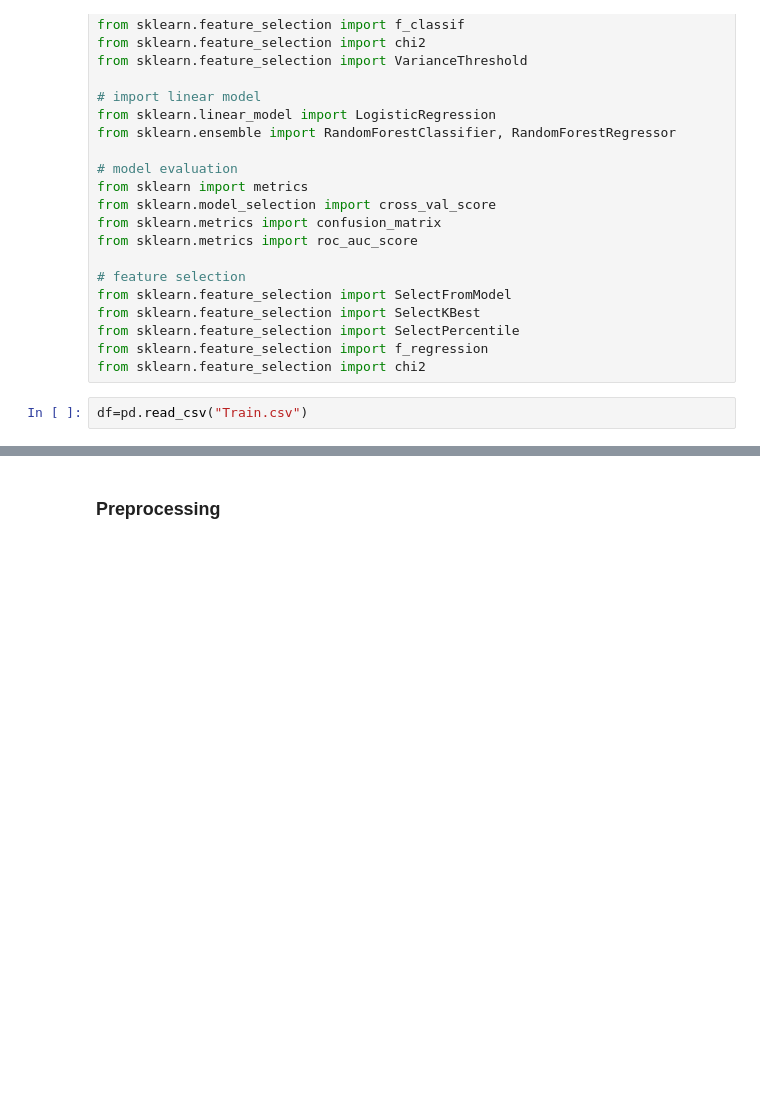
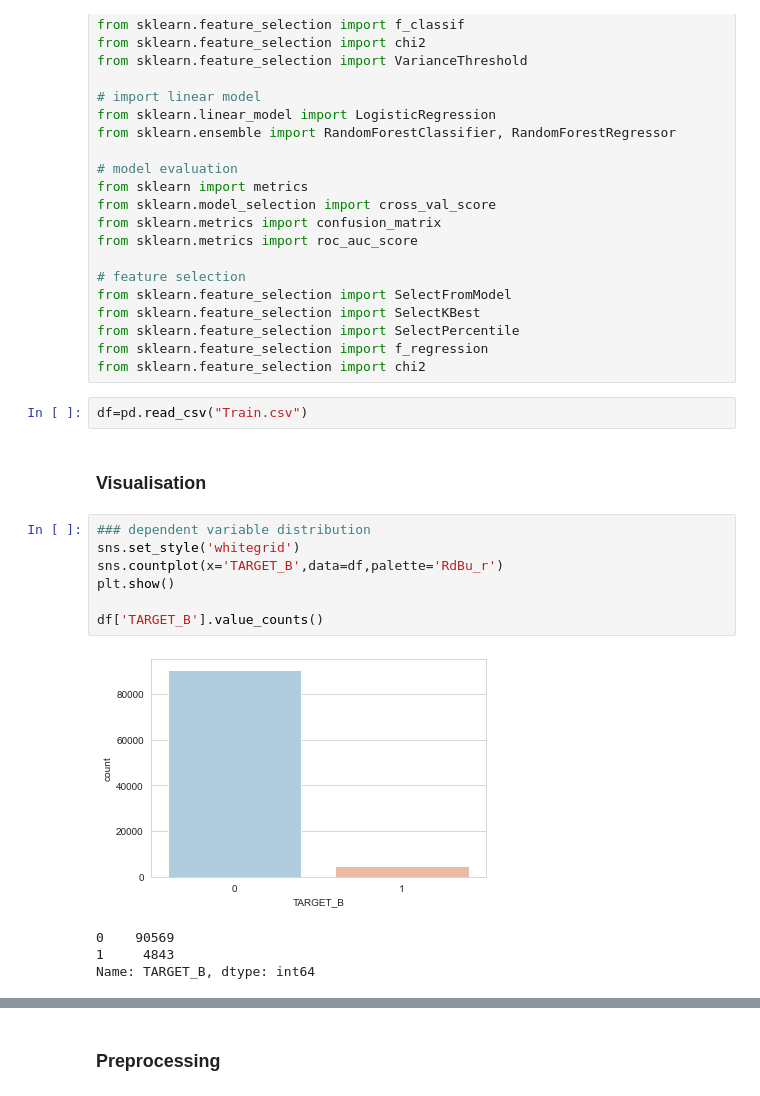
Before and after one commit to cospring2222/kdd98-FinalProject, a Jupyter notebook: DataExplAndPrep.ipynb, the cells around one changed output, grey strips where cells are left out. Cells and saved outputs as stored; diff of their text form; blank space fills up the shorter version.

```diff
--- a/DataExplAndPrep.ipynb
+++ b/DataExplAndPrep.ipynb
@@ -35,3 +51,17 @@ from sklearn.feature_selection import f_regression
 from sklearn.feature_selection import chi2
 # %%
 df=pd.read_csv("Train.csv")
+# %% [markdown]
+### Visualisation
+# %%
+### dependent variable distribution
+sns.set_style('whitegrid')
+sns.countplot(x='TARGET_B',data=df,palette='RdBu_r')
+plt.show()
+
+df['TARGET_B'].value_counts()
+# %% [output]
+[figure, added]
+0    90569
+1     4843
+Name: TARGET_B, dtype: int64
```
Also changed, not shown: parts of 7 cells of this notebook, 4 other files.
